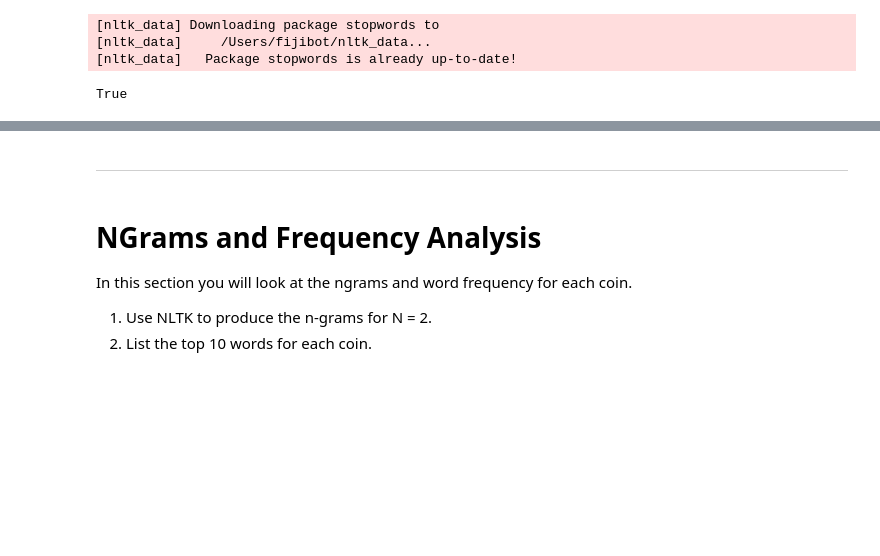
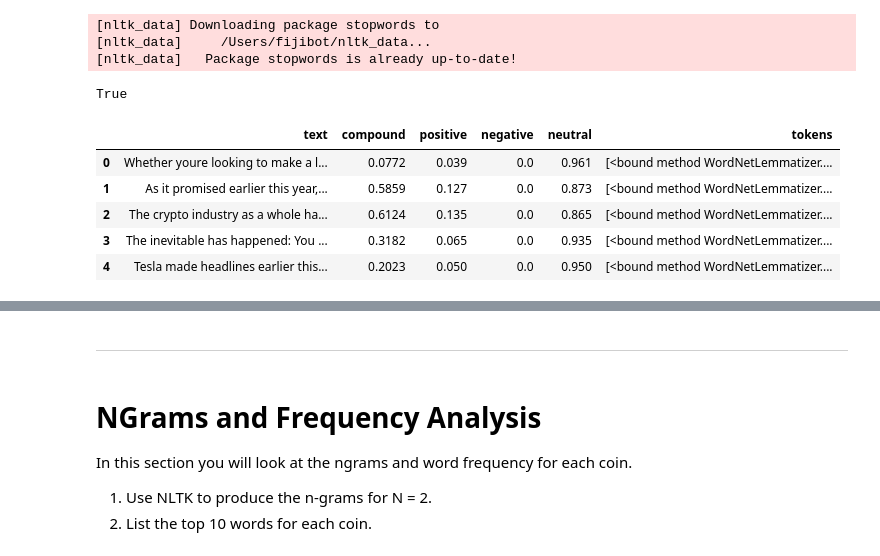
Before and after one commit to fllamas360/NLP, a Jupyter notebook: crypto_sentiment.ipynb, the cells around one changed output, grey strips where cells are left out. Saved outputs shown, nothing was run; the diff lists cells and outputs as text; code cells hidden in the pictures; blank space fills up the shorter version.

```diff
--- a/crypto_sentiment.ipynb
+++ b/crypto_sentiment.ipynb
@@ -189,33 +189,52 @@ nltk.download("stopwords")
 True
 # %%
 # Expand the default stopwords list if necessary
-#stop_words = stopwords.words("english")
+
+word_lemm = WordNetLemmatizer()
+
+stop_words = stopwords.words("english")
 #result = [word.lower() for word in word if word.lower() not in stop_words]
 #print(result)
 #stop_words = set(stop_words)
-#stop_words.append("char")
-#stop_words.append("#")
-#stop_words.append("ain't")
-#stop_words.append("don't")
-#stop_words.append("won't")
-#stop_words.append("can't")
-#stop_words.append("you're")
-#stop_words.append("u")
-#stop_words.append("'s")
+stop_words.append("char")
+stop_words.append("#")
+stop_words.append("ain't")
+stop_words.append("don't")
+stop_words.append("won't")
+stop_words.append("can't")
+stop_words.append("you're")
+stop_words.append("u")
+stop_words.append("'s")
+stop_word = set(stop_words)
 # %%
 # Complete the tokenizer function
 def tokenizer(text):
     """Tokenizes text."""
 
     # Create a list of the words
-
+    word_list = word_tokenize(text)
     # Convert the words to lowercase
-
+    word_list = text.lower()
     # Remove the punctuation
-
+    word_list = text.replace(",","")
+    word_list = text.replace(".", "")
+    word_list = text.replace("?", "")
+    word_list = text.replace("!", "")
     # Remove the stop words
-
+    #
     # Lemmatize Words into root words
-
+    tokens = [word_lemm.lemmatize for word in word_list]
     return tokens
+# %%
+# Create a new tokens column for bitcoin
+btc_df["tokens"]=btc_df.text.apply(tokenizer)
+#btc_df["tokens"]=btc_df.text(tokenizer)
+btc_df.head()
+# %% [output]
+|  | text | compound | positive | negative | neutral | tokens |
+| 0 | Whether youre looking to make a l... | 0.0772 | 0.039 | 0.0 | 0.961 | [<bound method WordNetLemmatizer.... |
+| 1 | As it promised earlier this year,... | 0.5859 | 0.127 | 0.0 | 0.873 | [<bound method WordNetLemmatizer.... |
+| 2 | The crypto industry as a whole ha... | 0.6124 | 0.135 | 0.0 | 0.865 | [<bound method WordNetLemmatizer.... |
+| 3 | The inevitable has happened: You ... | 0.3182 | 0.065 | 0.0 | 0.935 | [<bound method WordNetLemmatizer.... |
+| 4 | Tesla made headlines earlier this... | 0.2023 | 0.050 | 0.0 | 0.950 | [<bound method WordNetLemmatizer.... |
 # %%
```
Also changed, not shown: parts of 13 cells of this notebook.
